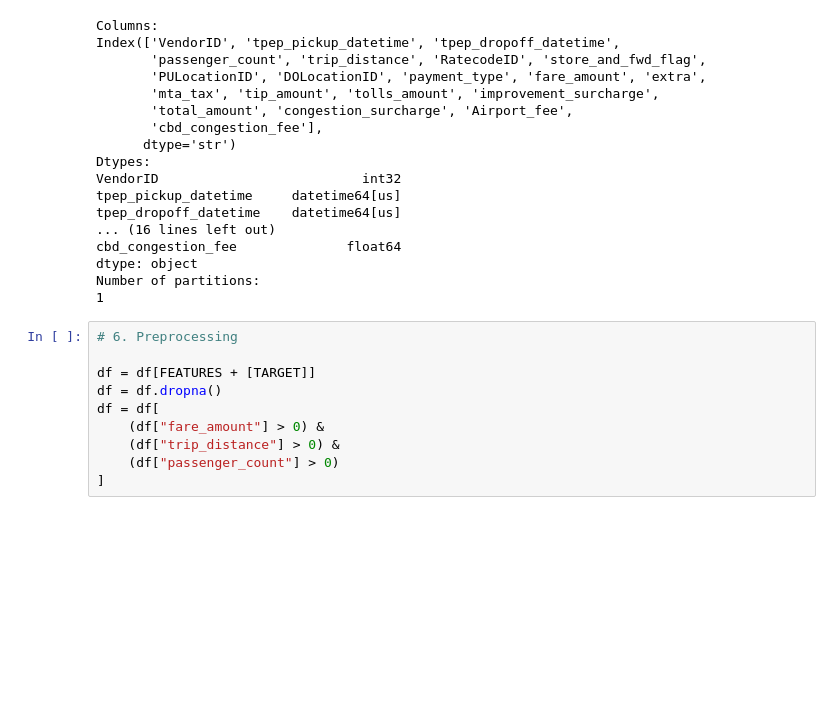
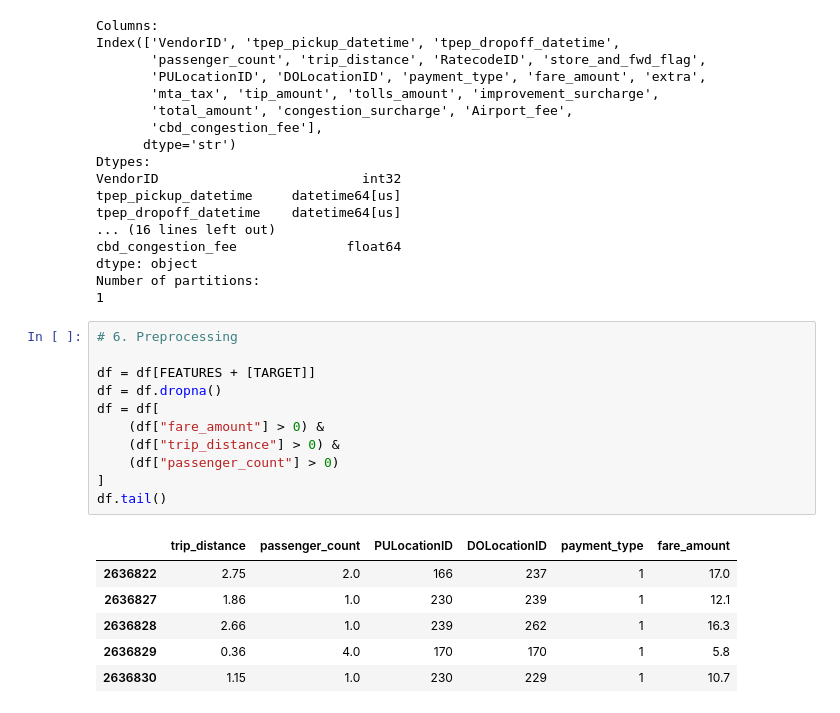
Before and after one commit to GustavoOliveira2000/bdcc-project2, a Jupyter notebook: notebooks/dask_pipeline.ipynb, the cells around one changed output. Saved outputs shown, nothing was run; the diff lists cells and outputs as text; blank space fills up the shorter version.

```diff
--- a/notebooks/dask_pipeline.ipynb
+++ b/notebooks/dask_pipeline.ipynb
@@ -92,10 +116,18 @@ Number of partitions:
 # %%
 # 6. Preprocessing
 
 df = df[FEATURES + [TARGET]]
 df = df.dropna()
 df = df[
     (df["fare_amount"] > 0) &
     (df["trip_distance"] > 0) &
     (df["passenger_count"] > 0)
 ]
+df.tail()
+# %% [output]
+|  | trip_distance | passenger_count | PULocationID | DOLocationID | payment_type | fare_amount |
+| 2636822 | 2.75 | 2.0 | 166 | 237 | 1 | 17.0 |
+| 2636827 | 1.86 | 1.0 | 230 | 239 | 1 | 12.1 |
+| 2636828 | 2.66 | 1.0 | 239 | 262 | 1 | 16.3 |
+| 2636829 | 0.36 | 4.0 | 170 | 170 | 1 | 5.8 |
+| 2636830 | 1.15 | 1.0 | 230 | 229 | 1 | 10.7 |
```
Also changed, not shown: parts of 5 cells of this notebook, 1 other file.
